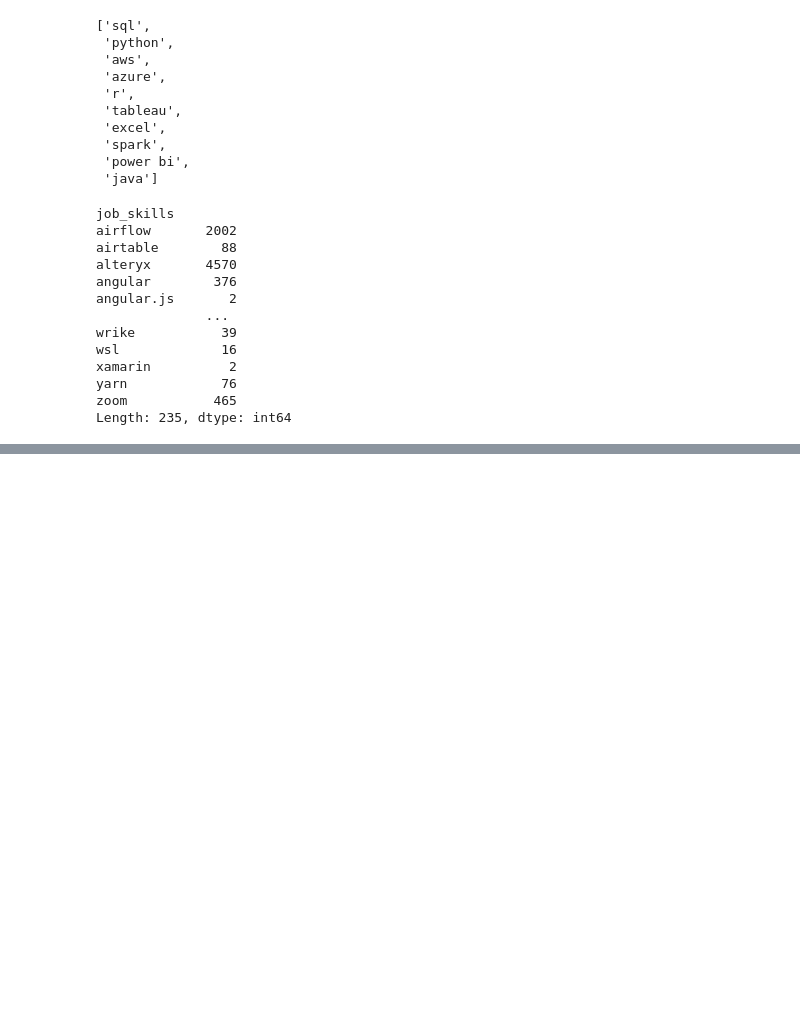
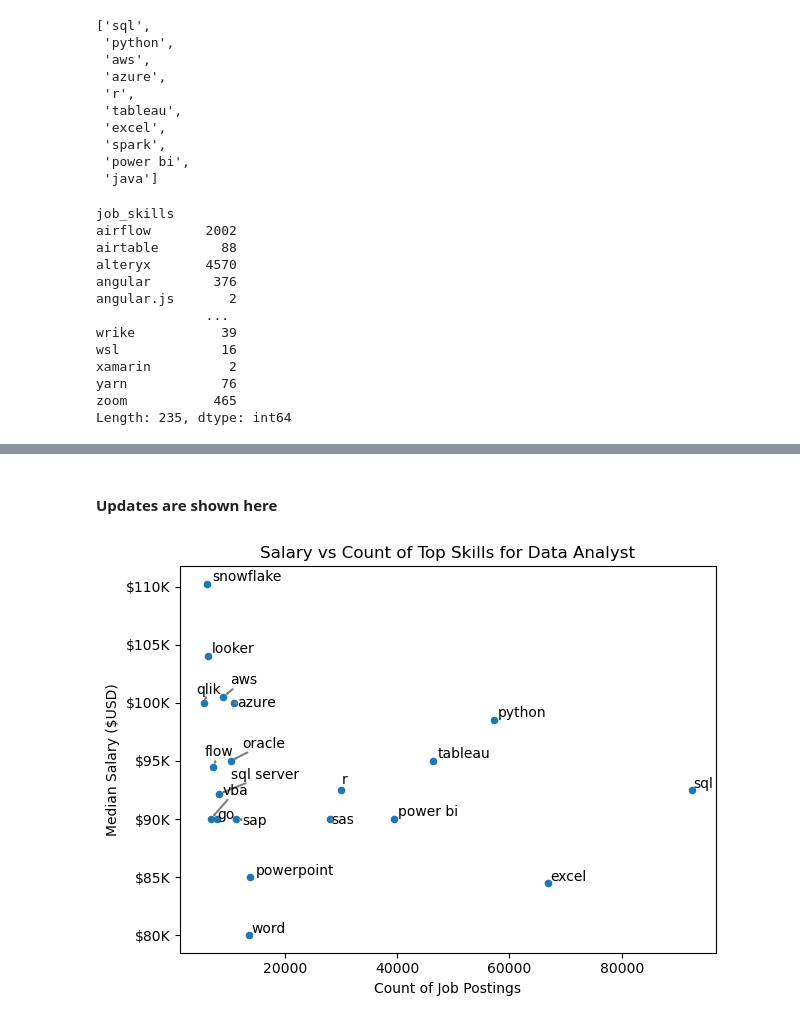
Before and after one commit to Yuvraj-Rana-25/Data-Jobs-Analysis, a Jupyter notebook: Advanced/15_Matplotlib_scatter_plots.ipynb, the cells around one changed output, grey strips where cells are left out. Cells and saved outputs as stored; diff of their text form; code cells hidden in the pictures; blank space fills up the shorter version.

```diff
--- a/Advanced/15_Matplotlib_scatter_plots.ipynb
+++ b/Advanced/15_Matplotlib_scatter_plots.ipynb
@@ -84,0 +85,20 @@ plt.show()
+# %% [markdown]
+#### Updates are shown here
+# %%
+top_skill_stats.plot(kind='scatter',x='skill_count', y='Median_Salary')
+texts = []
+for i, txt in enumerate(top_skill_stats.index):
+    texts.append(
+        plt.annotate(txt, (top_skill_stats['skill_count'].iloc[i], top_skill_stats['Median_Salary'].iloc[i]))
+        )
+
+adjust_text(texts, arrowprops = dict(arrowstyle='->', color='gray', lw=1.5))
+ax=plt.gca()
+ax.yaxis.set_major_formatter(plt.FuncFormatter(lambda y, pos : f'${int(y/1000)}K'))
+plt.title('Salary vs Count of Top Skills for Data Analyst')
+plt.xlabel('Count of Job Postings')
+plt.ylabel('Median Salary ($USD)')
+plt.tight_layout()
+plt.show()
+# %% [output]
+[figure, added]
```
Also changed, not shown: parts of 4 cells of this notebook.
